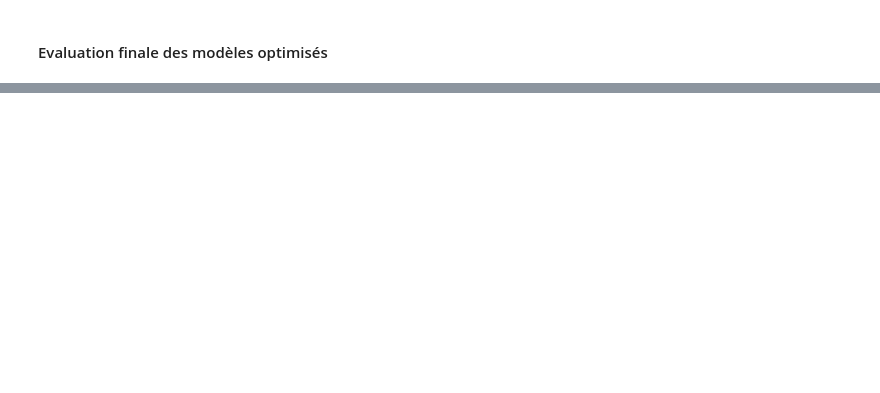
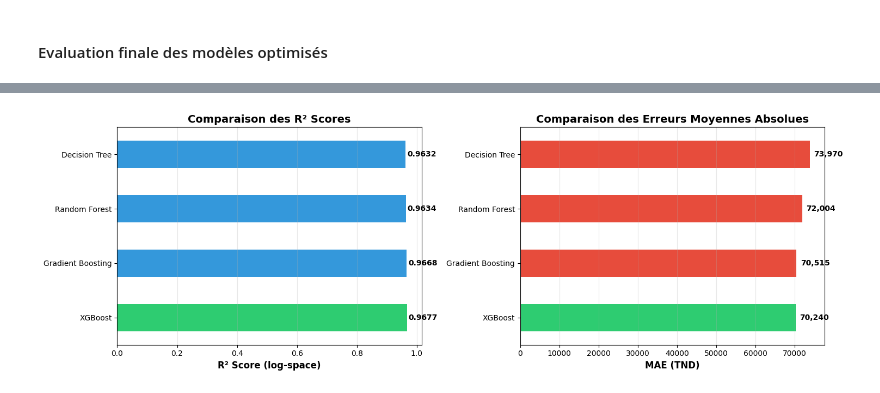
Before and after one commit to AyebFarah/HousePricing-BasedOnAI, a Jupyter notebook: prediction/modeles_non_lineaires.ipynb, the cells around one changed output, grey strips where cells are left out. Drawn from its saved outputs; the diff is of its cells as text; code cells hidden in the pictures; blank space fills up the shorter version.

```diff
--- a/prediction/modeles_non_lineaires.ipynb
+++ b/prediction/modeles_non_lineaires.ipynb
@@ -24,3 +49,10 @@ Dataset: 4856 propriétés, 8 colonnes
+# %%
+engineered_cols = ['room_bathroom_ratio', 'total_rooms', 'size_per_room',
+                   'bathroom_density', 'size_x_rooms', 'size_x_bathrooms',
+                   'luxury_score', 'is_premium_location', 'is_upscale_location']
+for col in engineered_cols:
+    if df[col].dtype in ['float64', 'int64']:
+        df[col] = df[col].replace([np.inf, -np.inf], np.nan).fillna(df[col].median())
 # %%
 # Fonction pour ajouter les statistiques de location
 def add_location_features(df_train, df_test, df_full):
@@ -94,15 +126,6 @@ models_config = {
             'colsample_bytree': [0.8, 0.9, 1.0]
         }
     },
-    "MLP": {
-        "model": MLPRegressor(random_state=42, max_iter=500, early_stopping=True),
-        "params": {
-            'hidden_layer_sizes': [(64,), (128, 64), (128, 64, 32)],
-            'activation': ['relu', 'tanh'],
-            'alpha': [0.0001, 0.001, 0.01],
-            'learning_rate_init': [0.001, 0.01]
-        }
-    }
 }
 # %% [markdown]
 #### Optimisation des hyperparams
@@ -678,0 +403,30 @@ INTERFACE DE PRÉDICTION INTERACTIVE
+# %%
+import matplotlib.pyplot as plt
+
+fig, axes = plt.subplots(1, 2, figsize=(15, 5))
+# R² scores
+ax1 = axes[0]
+colors = ['#2ecc71' if x == results_df['R2_log'].max() else '#3498db'
+          for x in results_df['R2_log']]
+results_df['R2_log'].plot(kind='barh', ax=ax1, color=colors)
+ax1.set_xlabel('R² Score (log-space)', fontsize=12, fontweight='bold')
+ax1.set_title('Comparaison des R² Scores', fontsize=14, fontweight='bold')
+ax1.grid(axis='x', alpha=0.3)
+for i, v in enumerate(results_df['R2_log']):
+    ax1.text(v + 0.005, i, f'{v:.4f}', va='center', fontweight='bold')
+
+# MAE
+ax2 = axes[1]
+colors = ['#2ecc71' if x == results_df['MAE_actual'].min() else '#e74c3c'
+          for x in results_df['MAE_actual']]
+results_df['MAE_actual'].plot(kind='barh', ax=ax2, color=colors)
+ax2.set_xlabel('MAE (TND)', fontsize=12, fontweight='bold')
+ax2.set_title('Comparaison des Erreurs Moyennes Absolues', fontsize=14, fontweight='bold')
+ax2.grid(axis='x', alpha=0.3)
+for i, v in enumerate(results_df['MAE_actual']):
+    ax2.text(v + 1000, i, f'{v:,.0f}', va='center', fontweight='bold')
+
+plt.tight_layout()
+plt.show()
+# %% [output]
+[figure, added]
```
Also changed, not shown: parts of 21 cells of this notebook, 6 other files.
